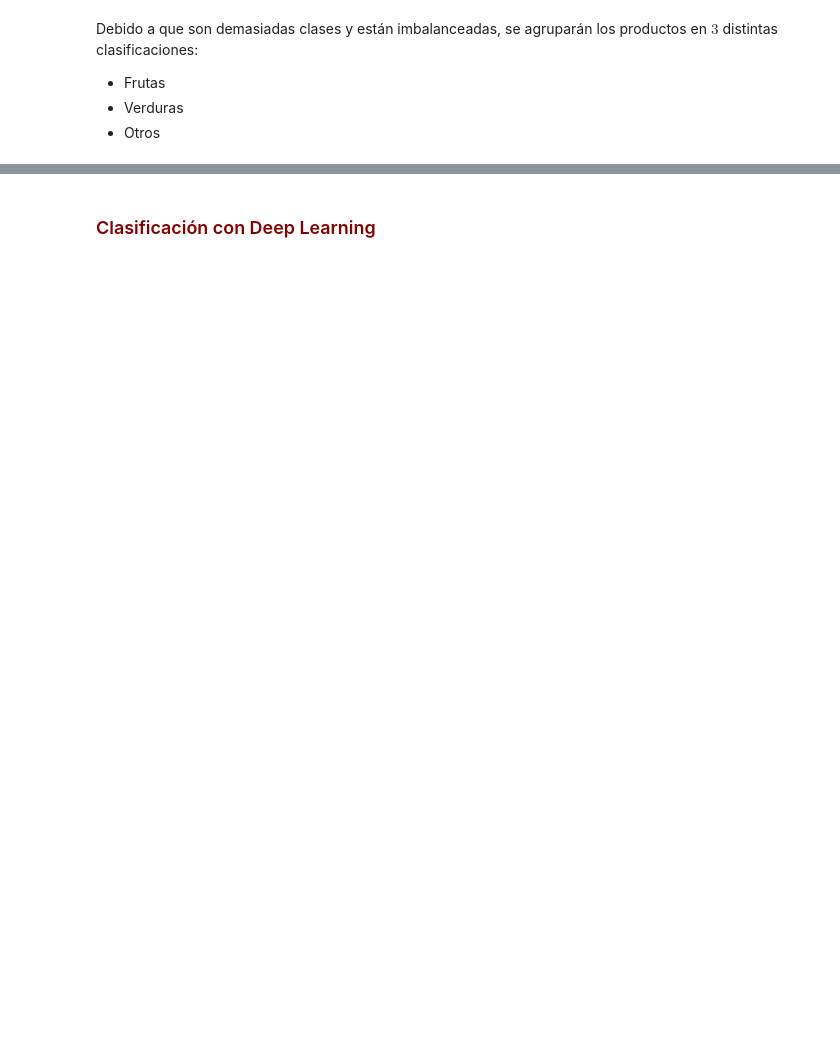
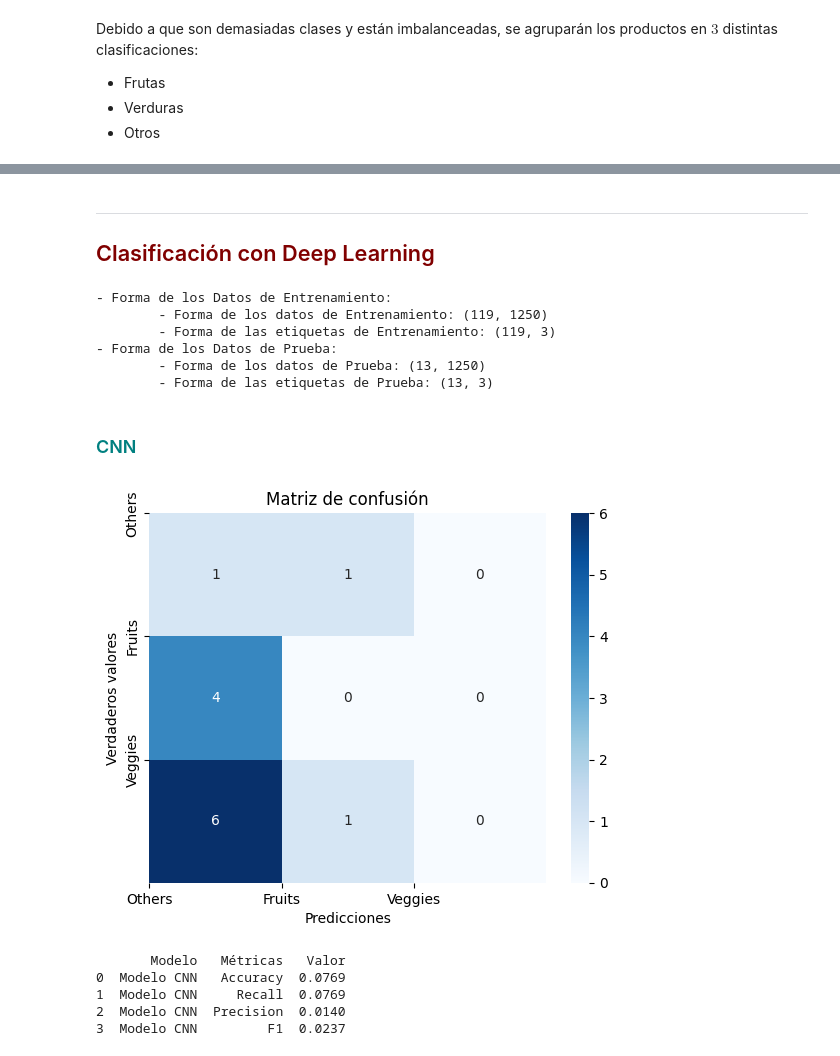
Before and after one commit to paucardenasg/Proyecto_MNLP, a Jupyter notebook: Proyecto_Final.ipynb, the cells around one changed output, grey strips where cells are left out. Cells and saved outputs as stored; diff of their text form; code cells hidden in the pictures; blank space fills up the shorter version.

```diff
--- a/Proyecto_Final.ipynb
+++ b/Proyecto_Final.ipynb
@@ -981,3 +1555,71 @@ get_evaluation_kmeans('KMeans', X_test, y_pred)
 # %% [markdown]
-
-### <font color='maroon'> Clasificación con Deep Learning </font>
+___
+## <font color='maroon'> Clasificación con Deep Learning </font>
+# %%
+# Haciendo el vector a one-hot
+y_one_hot = to_categorical(labels)
+
+# Dividiendo los datos en entrenamiento y prueba
+X_train, X_test, y_train, y_test = split_data_clasification(new_data,
+                                                            y_one_hot,
+                                                            test_size=0.1,
+                                                            shuffle=True,
+                                                            reshape=False)
+
+# Cambiando de one-hot a vector
+y_test_eval = np.argmax(y_test, axis=1)
+# Lista con las etiquetas
+etiquetas =  [dict_clases.get(0), dict_clases.get(1), dict_clases.get(2)]
+# %% [output]
+- Forma de los Datos de Entrenamiento:
+        - Forma de los datos de Entrenamiento: (119, 1250)
+        - Forma de las etiquetas de Entrenamiento: (119, 3)
+- Forma de los Datos de Prueba:
+        - Forma de los datos de Prueba: (13, 1250)
+        - Forma de las etiquetas de Prueba: (13, 3)
+# %% [markdown]
+### <font color='teal'> CNN </font>
+# %%
+# Definir el modelo
+model = keras.models.Sequential()
+model.add(layers.Input(shape=(X_train.shape[1], 1)))
+model.add(layers.Conv1D(filters=64, kernel_size=3, activation='relu'))
+model.add(layers.MaxPooling1D(pool_size=2))
+model.add(layers.Conv1D(filters=32, kernel_size=3, activation='relu'))
+model.add(layers.MaxPooling1D(pool_size=2))
+model.add(layers.Flatten())
+model.add(layers.Dense(units=256, activation='relu'))
+model.add(layers.Dropout(0.5))
+model.add(layers.Dense(units=128, activation='relu'))
+model.add(layers.Dropout(0.3))
+model.add(layers.Dense(units=64, activation='relu'))
+model.add(layers.Dense(units=3, activation='softmax'))
+
+# Compilar el modelo
+model.compile(loss='categorical_crossentropy',
+              optimizer=keras.optimizers.Adadelta(learning_rate=0.0001),
+              metrics=['accuracy'])
+
+# Entrenar el modelo
+model.fit(X_train, y_train,
+          epochs=500,
+          batch_size=4,
+          validation_split=0.2,
+          verbose=0,
+          callbacks=[tf.keras.callbacks.EarlyStopping(patience=20, monitor='val_accuracy')])
+
+
+# Obtener las predicciones del modelo
+y_pred_prob = model.predict(X_test, verbose=0)
+y_pred = np.argmax(y_pred_prob, axis=1)
+
+# Obtener la evaluación del modelo
+df_eval = get_evaluation('Modelo CNN', y_test_eval, y_pred, etiquetas)
+print(df_eval)
+# %% [output]
+[figure, added]
+       Modelo   Métricas   Valor
+0  Modelo CNN   Accuracy  0.0769
+1  Modelo CNN     Recall  0.0769
+2  Modelo CNN  Precision  0.0140
+3  Modelo CNN         F1  0.0237
```
Also changed, not shown: parts of 115 cells of this notebook, 1 other file.
